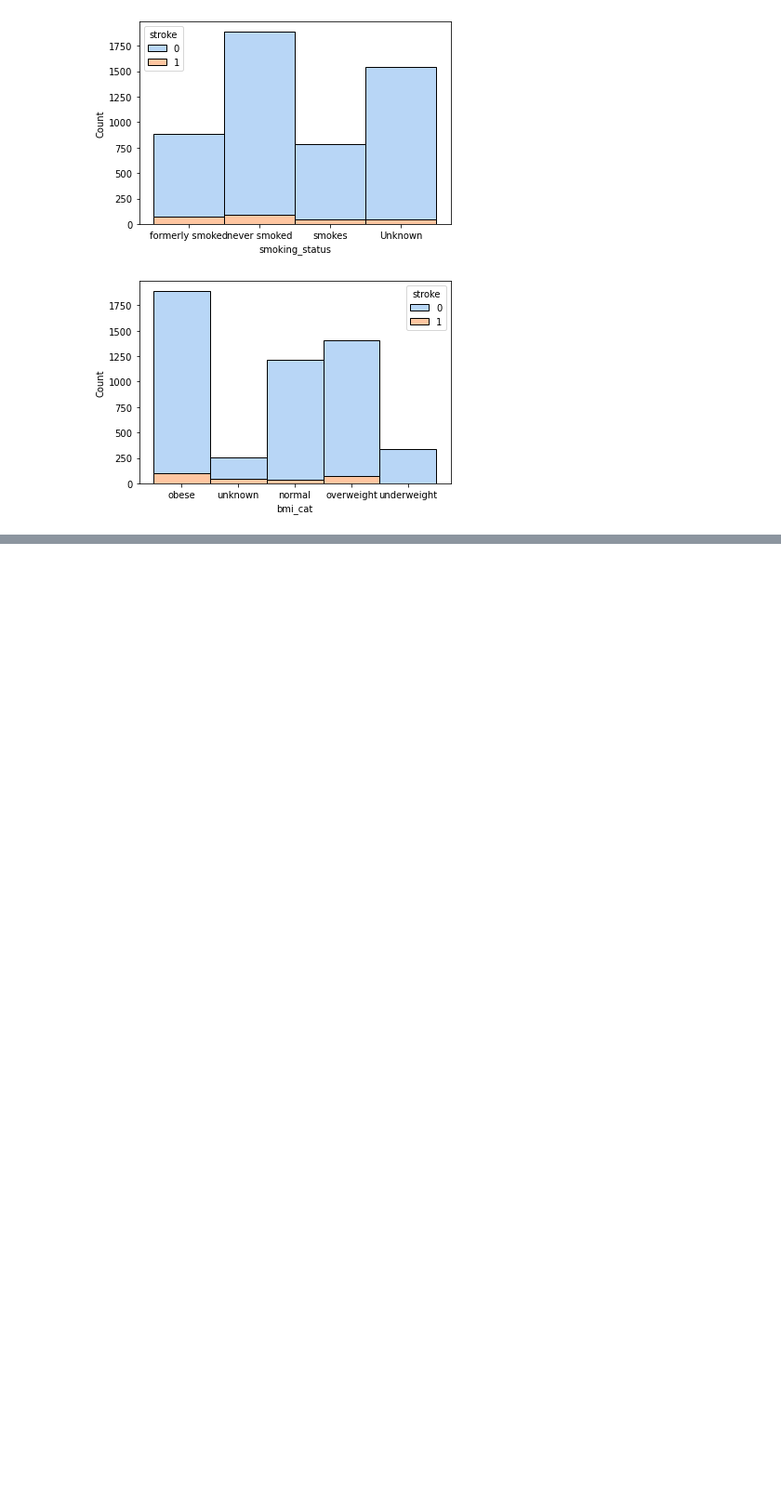
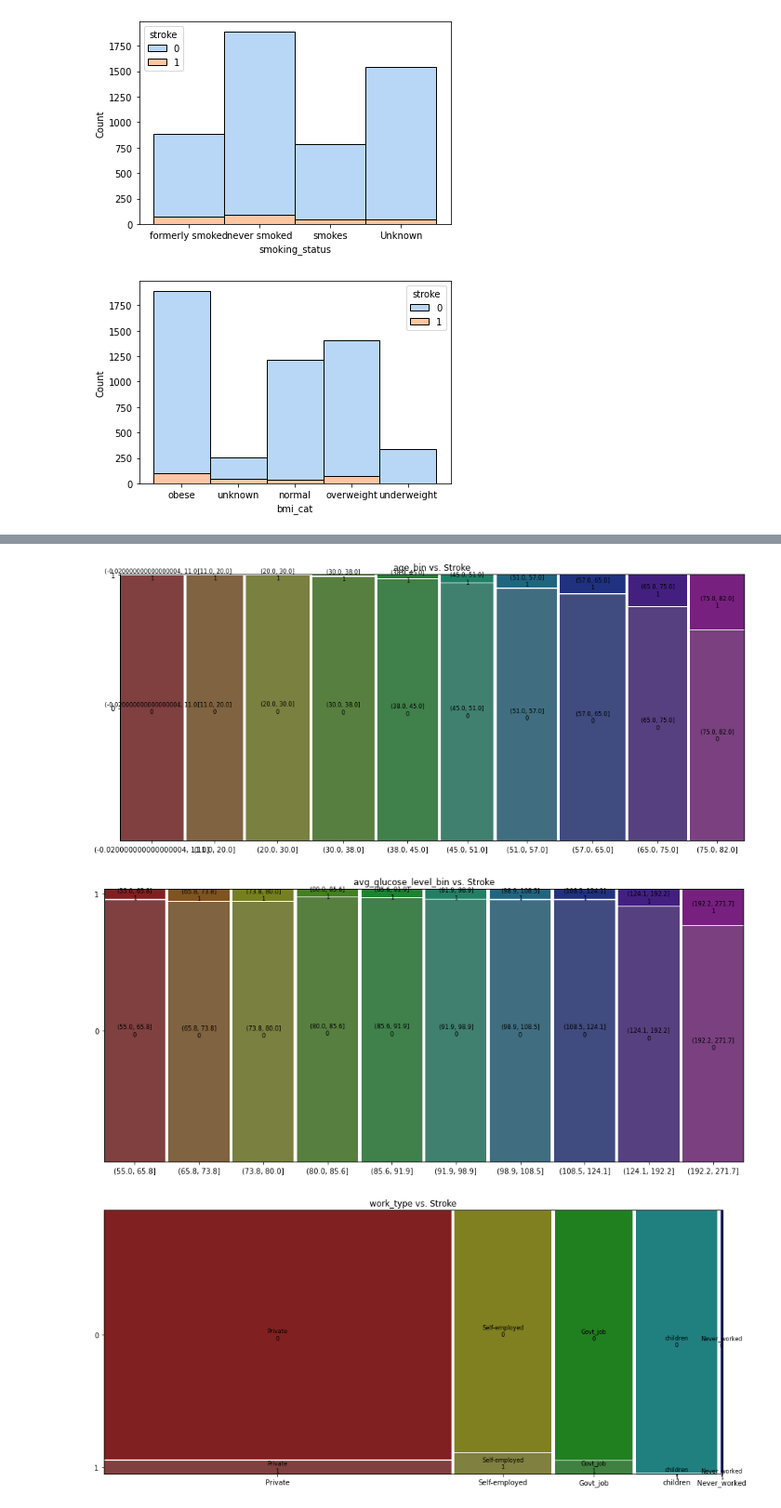
Before and after one commit to jasonarikupurathu/stroke-predictions, a Jupyter notebook: Data-Cleaning-Notebook.ipynb, the cells around one changed output, grey strips where cells are left out. Shown at 93% size. Drawn from its saved outputs; the diff is of its cells as text; code cells hidden in the pictures; blank space fills up the shorter version.

```diff
--- a/Data-Cleaning-Notebook.ipynb
+++ b/Data-Cleaning-Notebook.ipynb
@@ -342,3 +340,8 @@ for each in cat_features:
 [figure]
 [figure]
 [figure]
+# %%
+df2 = df.copy()
+df2['age_bin'] = pd.qcut(df2['age'], q=10, precision=1)
+df2['avg_glucose_level_bin'] = pd.qcut(df2['avg_glucose_level'], q=10, precision=1)
+df2
@@ -344,0 +364,11 @@ for each in cat_features:
+# %%
+for col in ['age_bin', 'avg_glucose_level_bin', 'work_type', 'bmi_cat', 'smoking_status']:
+    plt.rcParams["figure.figsize"] = (16,7)
+    mosaic(df2, [col, 'stroke'], title=col+' vs. Stroke')
+    plt.show()
+
+plt.rcParams["figure.figsize"] = plt.rcParamsDefault["figure.figsize"]
+# %% [output]
+[figure, added]
+[figure, added]
+[figure, added]
```
Also changed, not shown: parts of 10 cells of this notebook.
